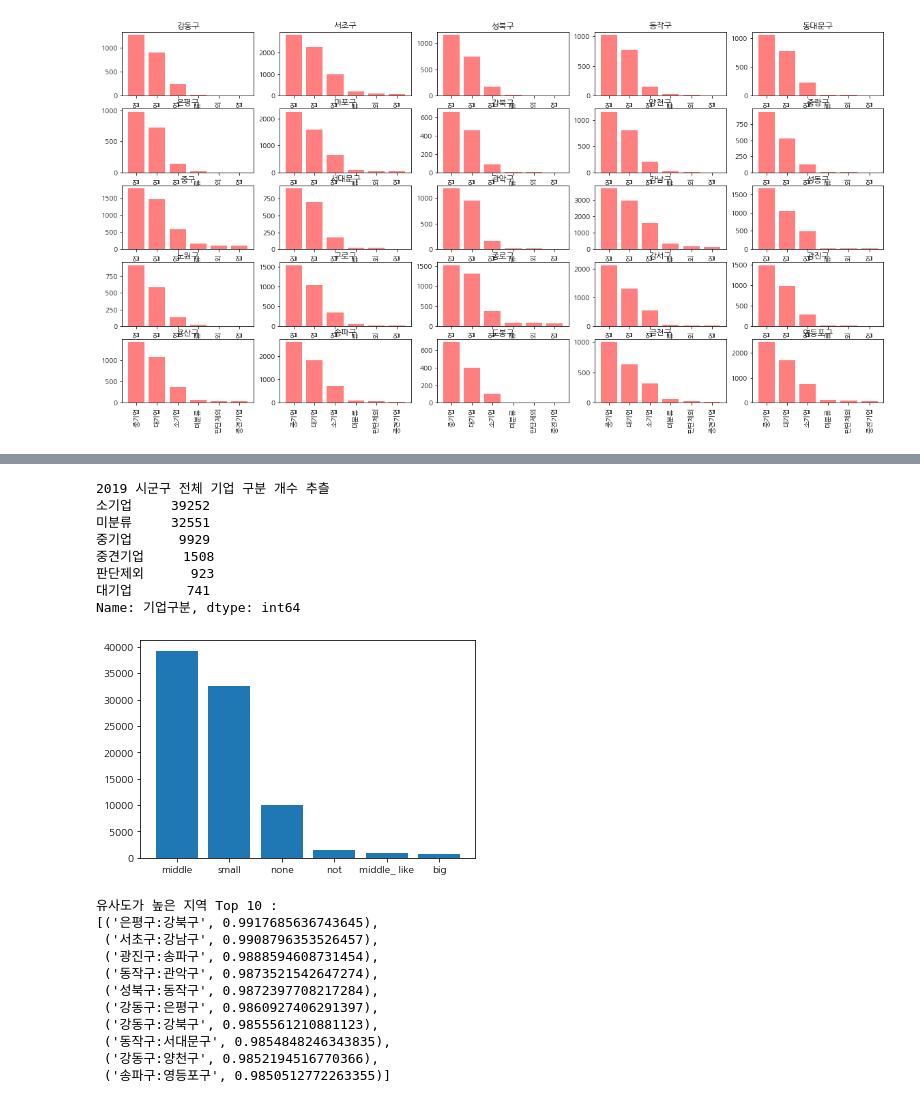
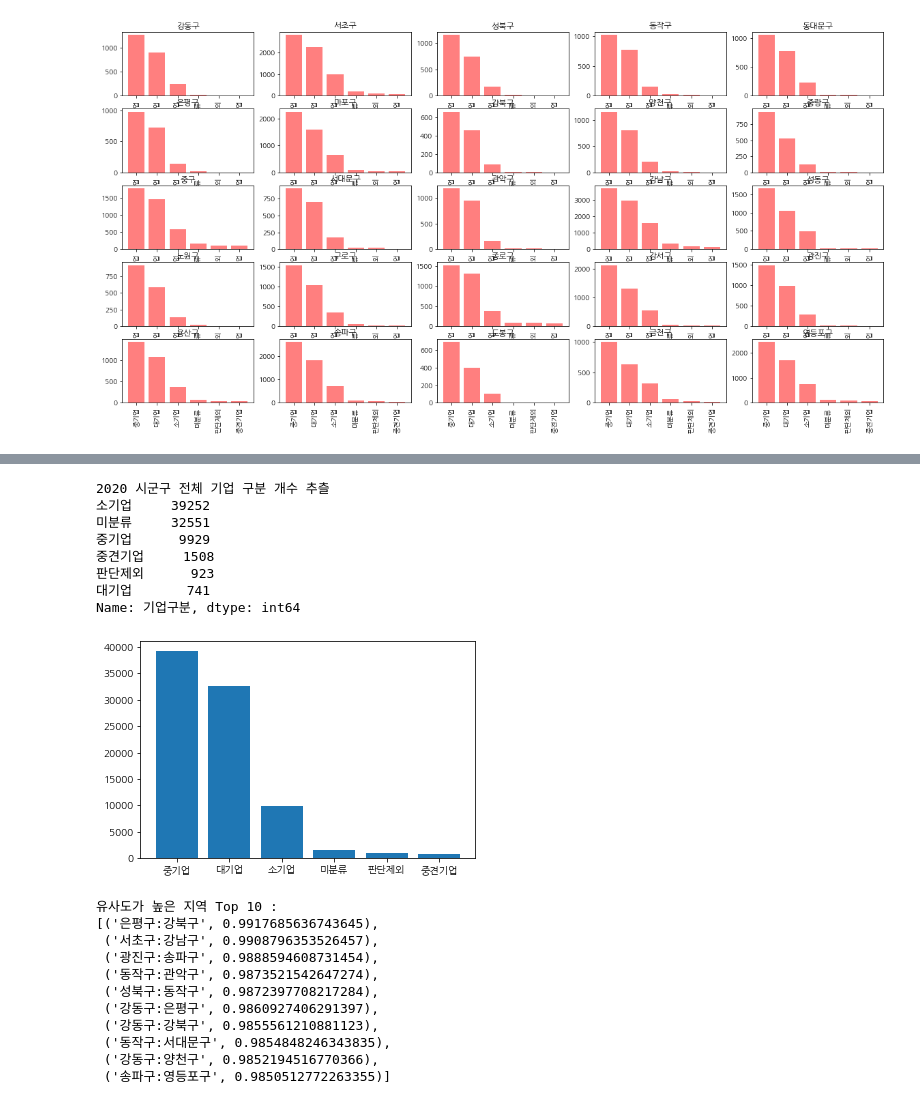
Before and after one commit to waverDeep/FinDataAnalysis, a Jupyter notebook: KCData/playground01.ipynb, the cells around one changed output, grey strips where cells are left out. Drawn from its saved outputs; the diff is of its cells as text; code cells hidden in the pictures.

```diff
--- a/KCData/playground01.ipynb
+++ b/KCData/playground01.ipynb
@@ -201,22 +181,20 @@ Name: 기업구분, dtype: int64
 # %%
 # 시군구 전체 기업 구분 개수 추출
-#         ['중기업', '소기업', '미분류', '판단제외', '중견기업', '대기업']
-x_label = ['middle', 'small', 'none', 'not', 'middle_ like', 'big']
-print('2019 시군구 전체 기업 구분 개수 추츨')
+print('2020 시군구 전체 기업 구분 개수 추츨')
 print(dataset_2020['기업구분'].value_counts())
 dataset_2020_total = dataset_2020['기업구분'].value_counts().tolist()
-plt.bar(x_label, dataset_2020_total)
+plt.bar(company_dis, dataset_2020_total)
 plt.show()
 # %% [output]
-2019 시군구 전체 기업 구분 개수 추츨
+2020 시군구 전체 기업 구분 개수 추츨
 소기업     39252
 미분류     32551
 중기업      9929
 중견기업     1508
 판단제외      923
 대기업       741
 Name: 기업구분, dtype: int64
-[figure, old version]
+[figure, new version]
 # %%
 from numpy import dot
 from numpy.linalg import norm
```
Also changed, not shown: parts of 5 cells of this notebook, 1 other file.
